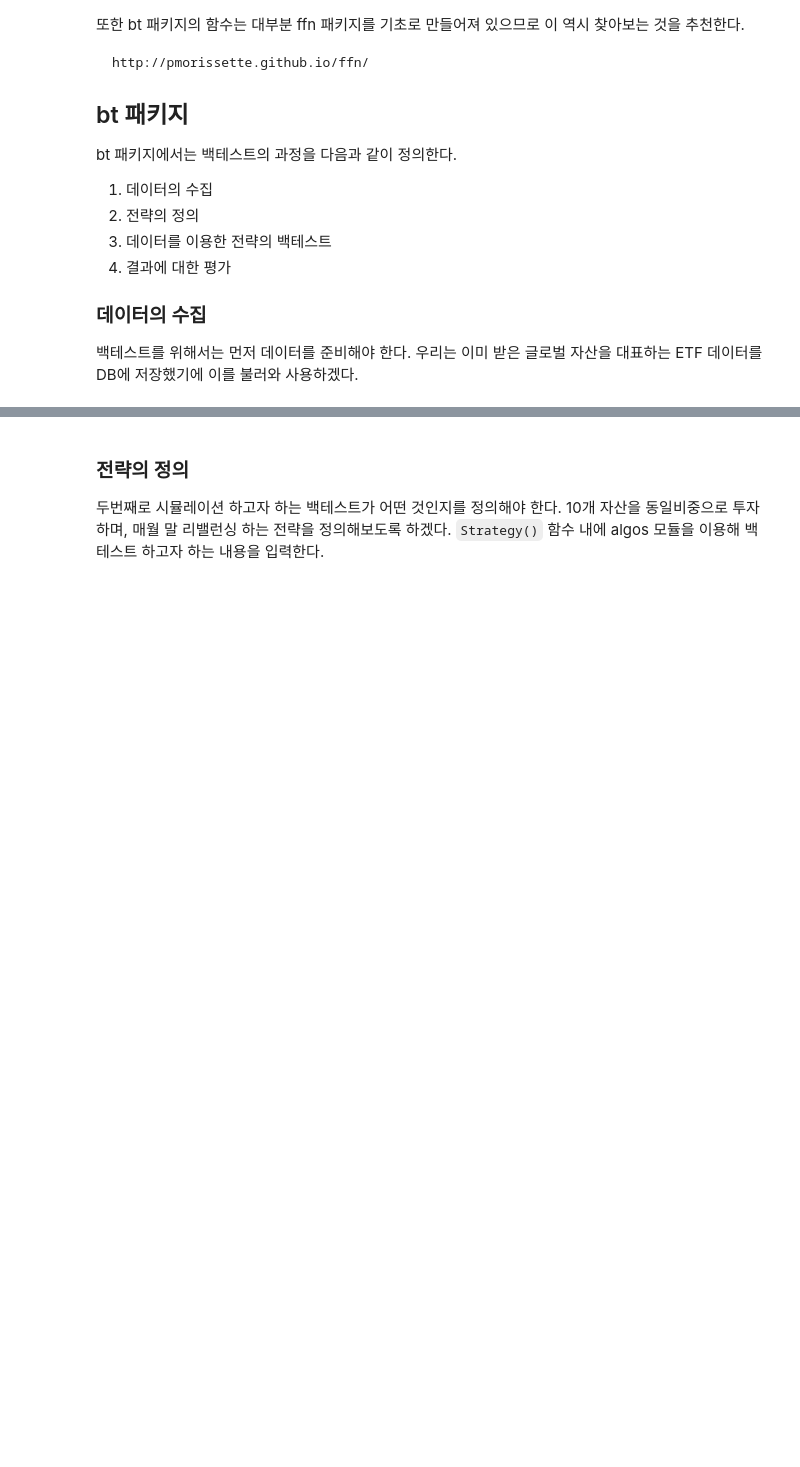
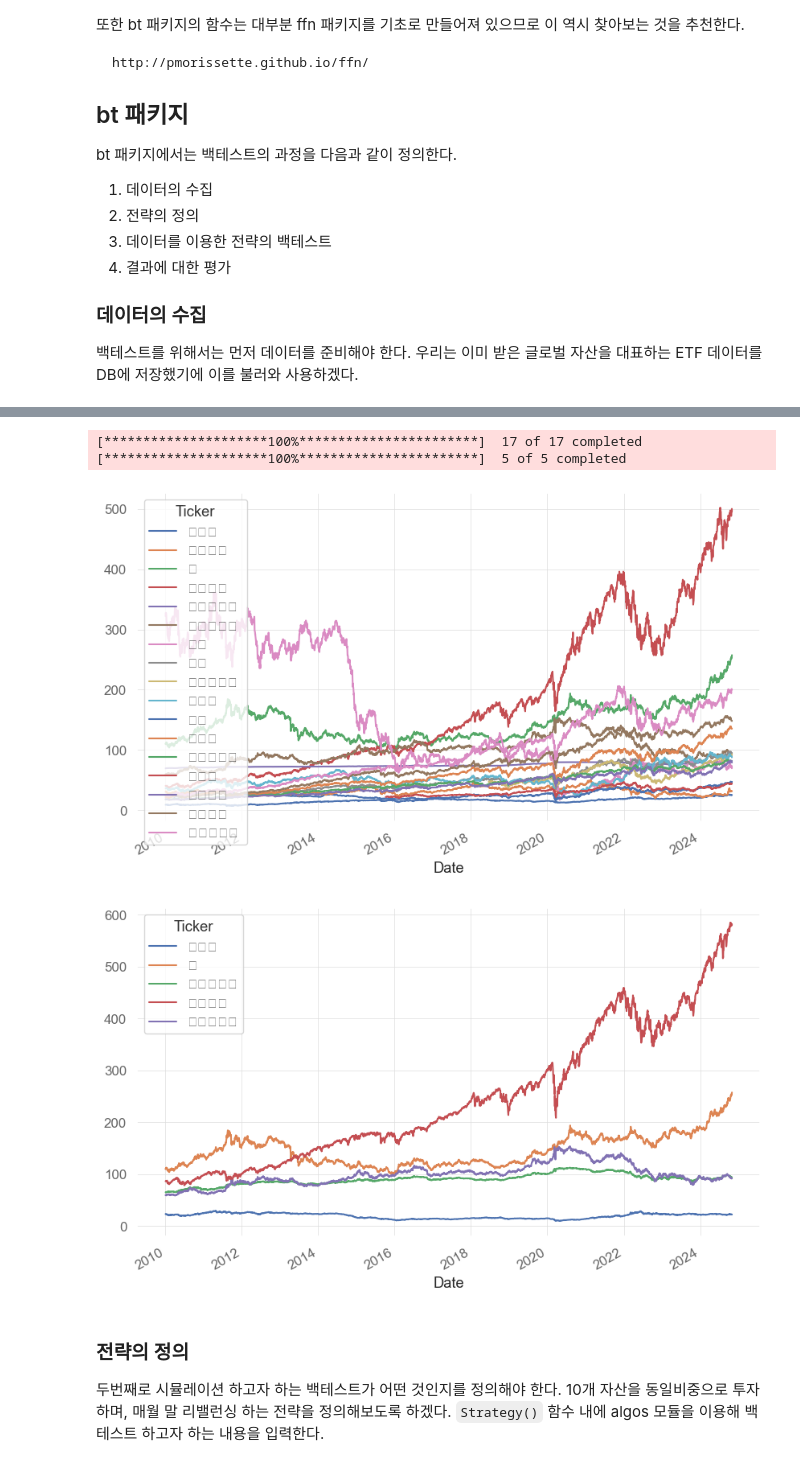
Before and after one commit to JaehwanKim00/stock_trading, a Jupyter notebook: backtest.ipynb, the cells around one changed output, grey strips where cells are left out. Saved outputs shown, nothing was run; the diff lists cells and outputs as text; code cells hidden in the pictures; blank space fills up the shorter version.

```diff
--- a/backtest.ipynb
+++ b/backtest.ipynb
@@ -106,3 +254,52 @@ FileNotFoundError: [Errno 2] No such file or directory: 'JaehwanKim00/stock_trad
+# %%
+start = '2010-01-01'
+end = '2024-10-31'
+
+# 데이터 불러오기
+data = pd.read_csv('C:/Users/kjh/Desktop/sector(assets).csv', encoding="utf-8")
+tickers = data['티커'].tolist()
+
+assets = tickers
+
+# 티커를 섹터(자산군)으로 매핑
+ticker_to_name = dict(zip(data['티커'], data['섹터(자산군)']))
+
+# 데이터 다운로드
+data = yf.download(assets, start=start, end=end)['Adj Close']
+
+# prices의 칼럼명(티커)을 "섹터(자산군)"으로 변환
+data.rename(columns=ticker_to_name, inplace=True)
+
+data.plot()
+
+
+
+
+# 벤치마크 데이터 불러오기
+df = pd.read_csv('C:/Users/kjh/Desktop/벤치마크종목.csv', encoding="utf-8")
+tickers = df['티커'].tolist()
+
+assets = tickers
+
+# 티커를 섹터(자산군)으로 매핑
+ticker_to_name = dict(zip(df['티커'], df['섹터(자산군)']))
+
+# 데이터 다운로드
+df = yf.download(assets, start=start, end=end)['Adj Close']
+
+# prices의 칼럼명(티커)을 "섹터(자산군)"으로 변환
+df.rename(columns=ticker_to_name, inplace=True)
+
+df.plot()
+
+
+data.replace(0, np.nan, inplace=True)
+df.replace(0, np.nan, inplace=True)
+# %% [output]
+[*********************100%***********************]  17 of 17 completed
+[*********************100%***********************]  5 of 5 completed
+[figure, added]
+[figure, added]
 # %% [markdown]
 ### 전략의 정의
 
```
Also changed, not shown: parts of 5 cells of this notebook.
